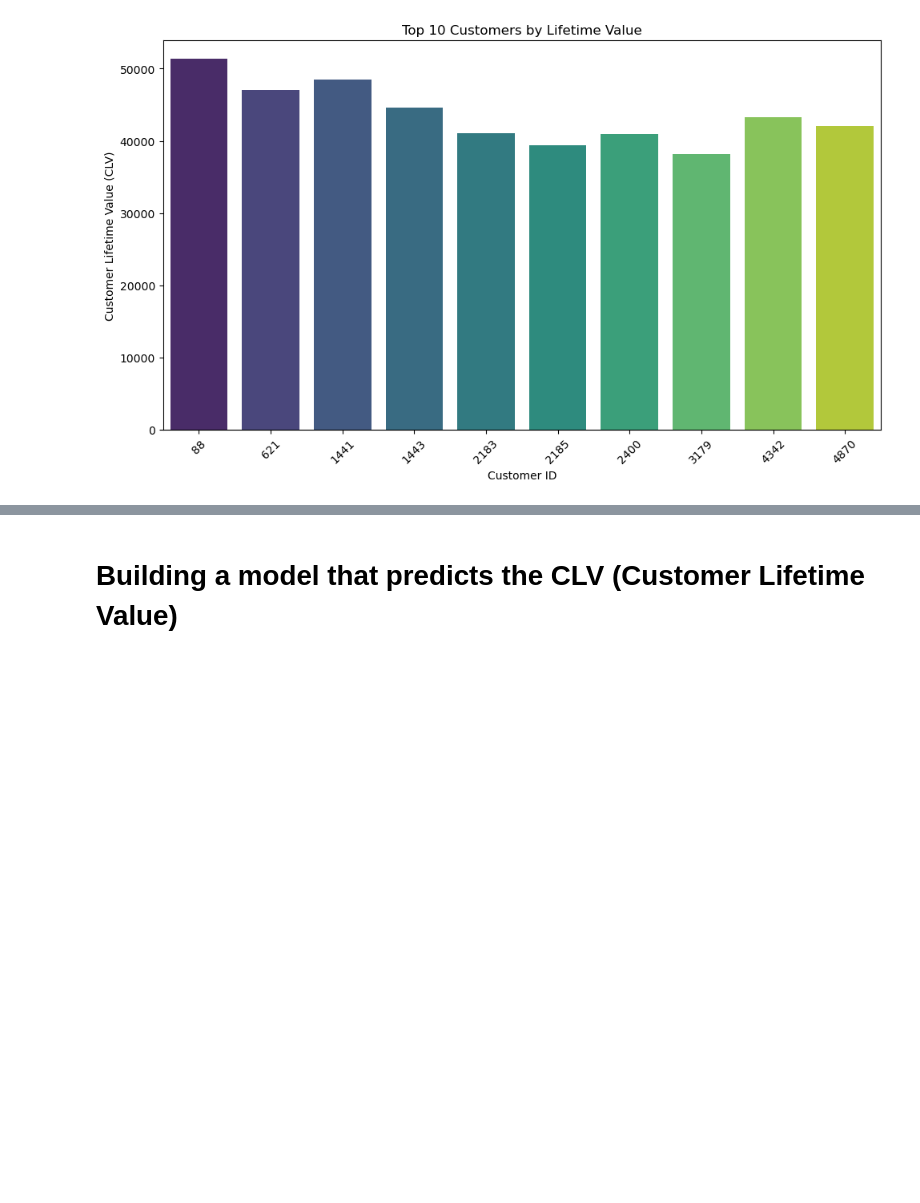
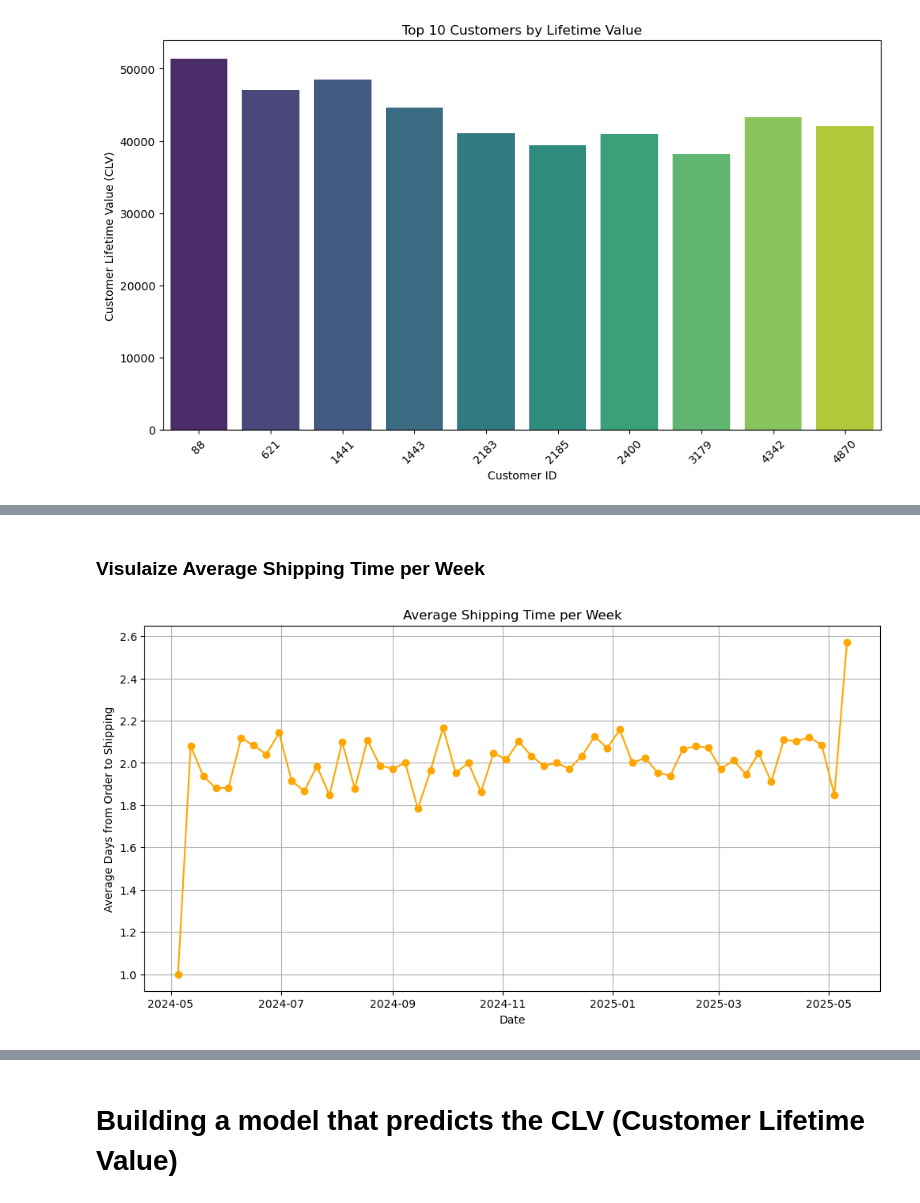
Before and after one commit to karemhany/EyothEcomProject, a Jupyter notebook: Analysis.ipynb, the cells around one changed output, grey strips where cells are left out. Drawn from its saved outputs; the diff is of its cells as text; code cells hidden in the pictures; blank space fills up the shorter version.

```diff
--- a/Analysis.ipynb
+++ b/Analysis.ipynb
@@ -1009,0 +1097,3 @@ plt.show()
+# %%
+df_full['order_to_ship_days'] = (df_full['shipping_date'] - df_full['order_date']).dt.days
+df_full['payment_to_ship_days'] = (df_full['shipping_date'] - df_full['payment_date']).dt.days
@@ -1009,0 +1114,16 @@ plt.show()
+# %% [markdown]
+### Visulaize Average Shipping Time per Week
+# %%
+df_full['order_to_ship_days'] = (df_full['shipping_date'] - df_full['order_date']).dt.days
+
+avg_shipping_time_weekly = df_full.set_index('shipping_date').resample('W')['order_to_ship_days'].mean().reset_index()
+
+plt.figure(figsize=(12,6))
+plt.plot(avg_shipping_time_weekly['shipping_date'], avg_shipping_time_weekly['order_to_ship_days'], marker='o', color='orange')
+plt.title('Average Shipping Time per Week')
+plt.xlabel('Date')
+plt.ylabel('Average Days from Order to Shipping')
+plt.grid(True)
+plt.show()
+# %% [output]
+[figure, added]
```
Also changed, not shown: parts of 60 cells of this notebook.
